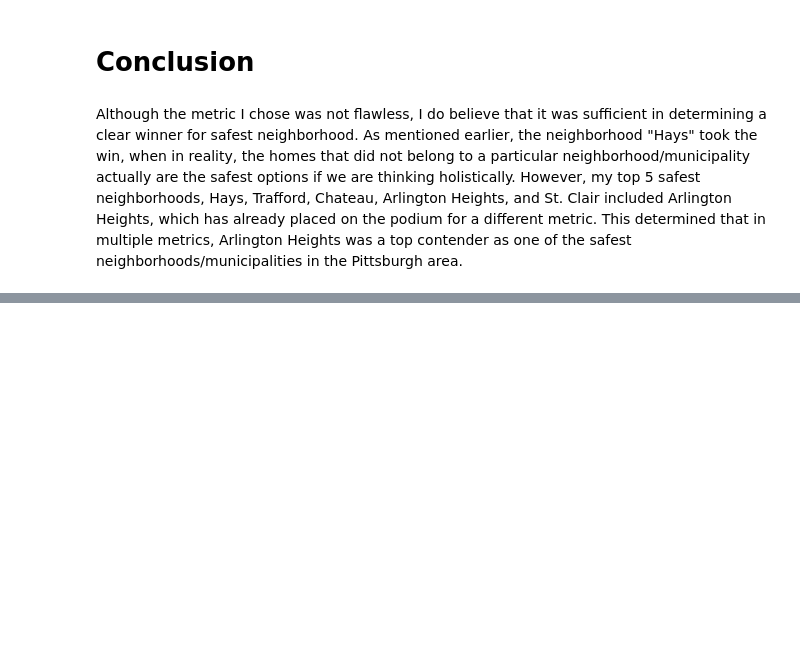
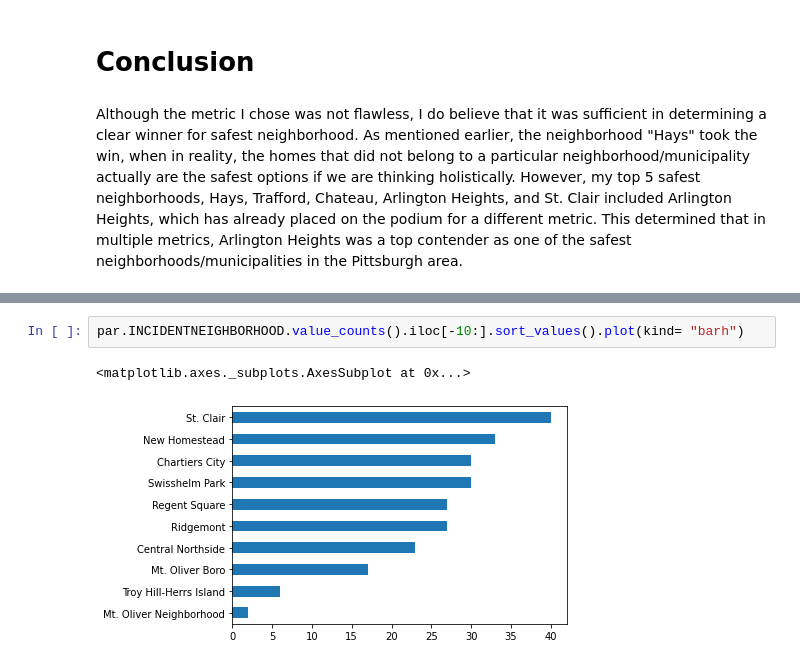
Before and after one commit to brendonlee11/Final-Project-Group-49, a Jupyter notebook: Final-Presentation-Notebook.ipynb, the cells around one changed output, grey strips where cells are left out. Cells and saved outputs as stored; diff of their text form; blank space fills up the shorter version.

```diff
--- a/Final-Presentation-Notebook.ipynb
+++ b/Final-Presentation-Notebook.ipynb
@@ -346,0 +401,5 @@ Although the metric I chose was not flawless, I do believe that it was sufficien
+# %%
+par.INCIDENTNEIGHBORHOOD.value_counts().iloc[-10:].sort_values().plot(kind= "barh")
+# %% [output]
+<matplotlib.axes._subplots.AxesSubplot at 0x...>
+[figure, added]
```
Also changed, not shown: parts of 21 cells of this notebook, 2 other files.
